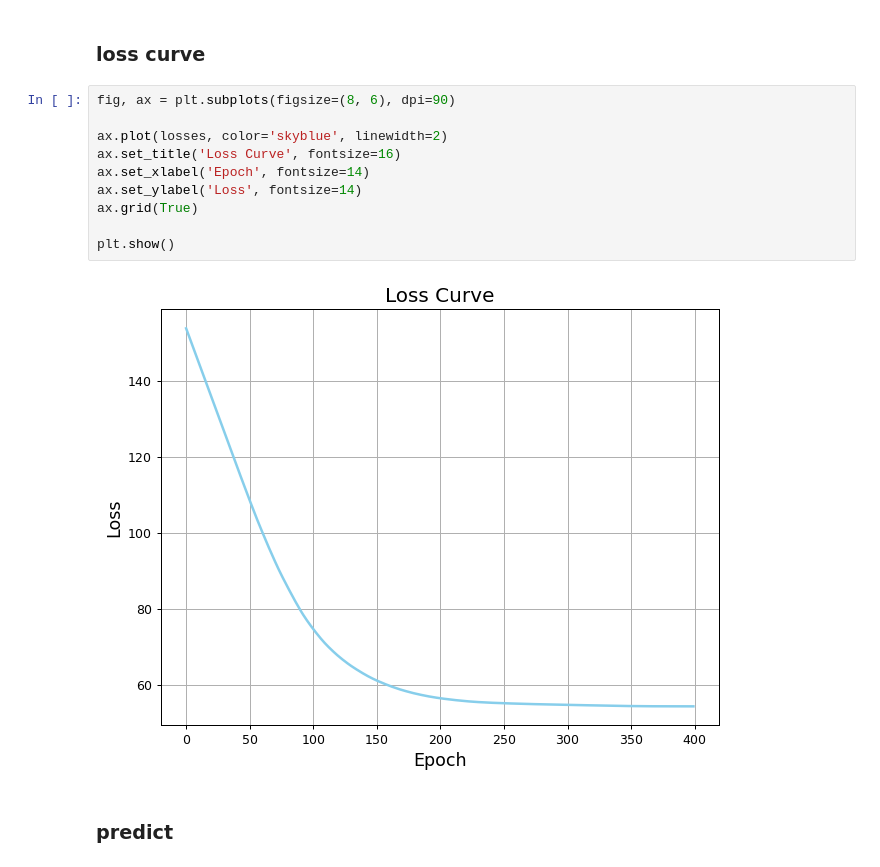
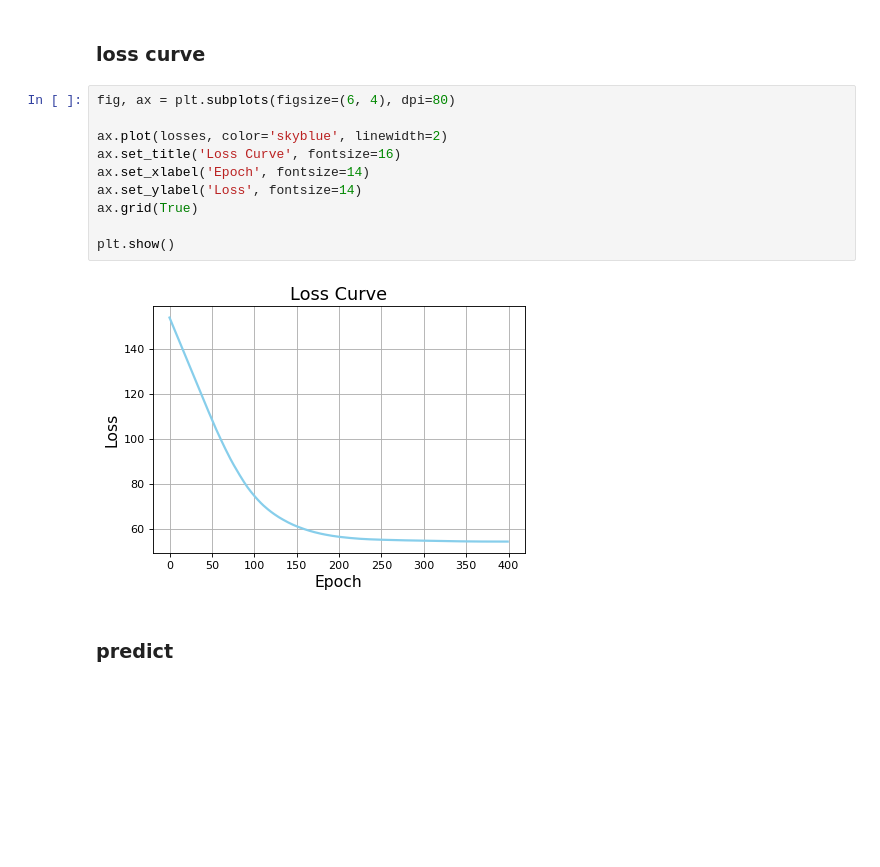
Before and after one commit to arman-hk/mingrad, a Jupyter notebook: examples/linear.ipynb, the cells around one changed output. Cells and saved outputs as stored; diff of their text form; blank space fills up the shorter version.

```diff
--- a/examples/linear.ipynb
+++ b/examples/linear.ipynb
@@ -40,17 +40,17 @@ for epoch in range(400):
 # %% [markdown]
 ### loss curve
 # %%
-fig, ax = plt.subplots(figsize=(8, 6), dpi=90)
+fig, ax = plt.subplots(figsize=(6, 4), dpi=80)
 
 ax.plot(losses, color='skyblue', linewidth=2)
 ax.set_title('Loss Curve', fontsize=16)
 ax.set_xlabel('Epoch', fontsize=14)
 ax.set_ylabel('Loss', fontsize=14)
 ax.grid(True)
 
 plt.show()
 # %% [output]
-[figure, old version]
+[figure, new version]
 # %% [markdown]
 ### predict
 # %%
```
Also changed, not shown: parts of 2 cells of this notebook, 2 other files.
